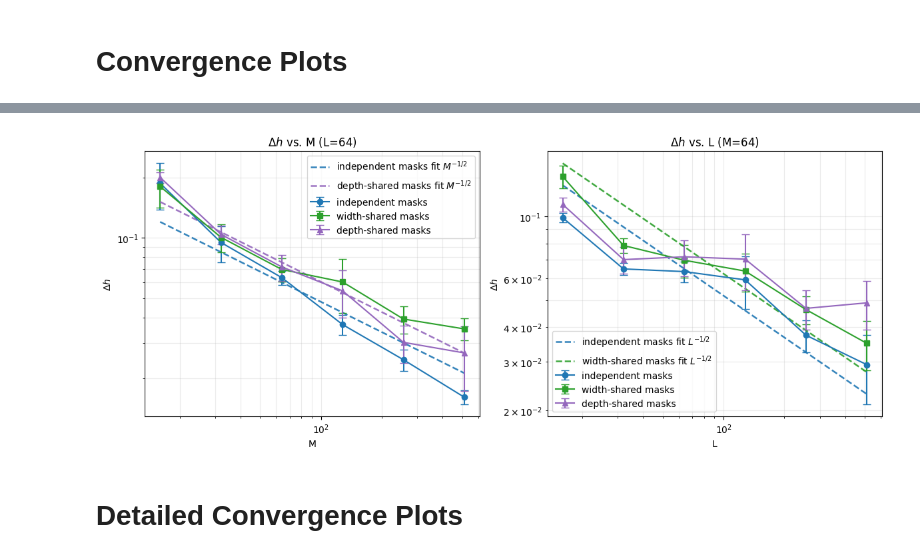
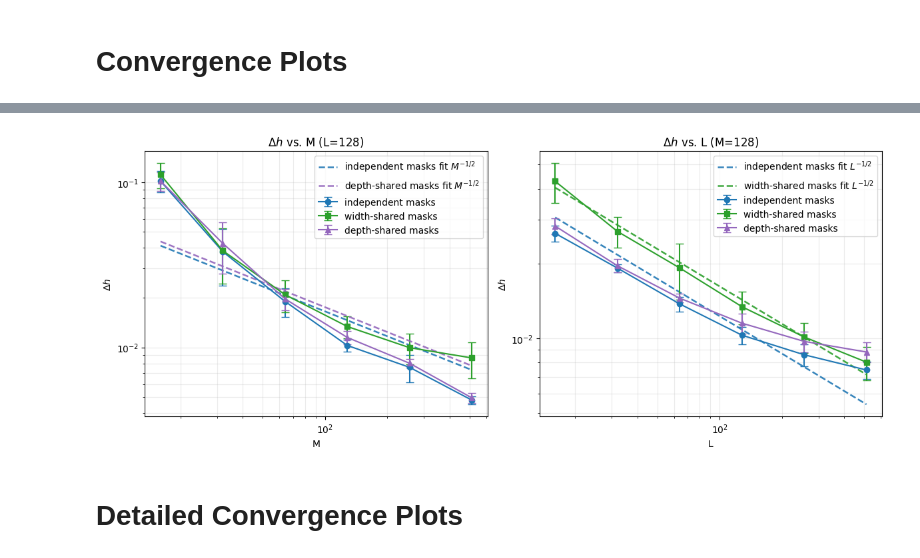
Before and after one commit to xavimaass/dropout_and_ram_2026, a Jupyter notebook: plots_from_multi_runs_load.ipynb, the cells around one changed output, grey strips where cells are left out. Drawn from its saved outputs; the diff is of its cells as text; code cells hidden in the pictures.

```diff
--- a/plots_from_multi_runs_load.ipynb
+++ b/plots_from_multi_runs_load.ipynb
@@ -538,9 +538,9 @@ figV2 = plot_metric_vs_ML2(df_results, M_value=64, L_value=64, metric='Delta_V',
 # %%
 #figV2.savefig(f"plots/{DATASET}/Delta_V_vs_M_and_L.pdf")
 # %%
-figh2 = plot_metric_vs_ML2(df_results, M_value=64, L_value=64, metric='Delta_h', log_x=True, log_y=True, fit_ml_inv_sqrt=[True, True, True], fit_ml_bounds=[(8, 10000000), (8, 1000000), (8, 10000000)])
+figh2 = plot_metric_vs_ML2(df_results, M_value=128, L_value=128, metric='Delta_h', log_x=True, log_y=True, fit_ml_inv_sqrt=[True, True, True], fit_ml_bounds=[(8, 10000000), (8, 1000000), (8, 10000000)])
 # %% [output]
-[figure, old version]
+[figure, new version]
 # %%
 #figh2.savefig(f"plots/{DATASET}/Delta_h_vs_M_and_L.pdf")
 # %% [markdown]
```
Also changed, not shown: parts of 10 cells of this notebook, 4 other files.
